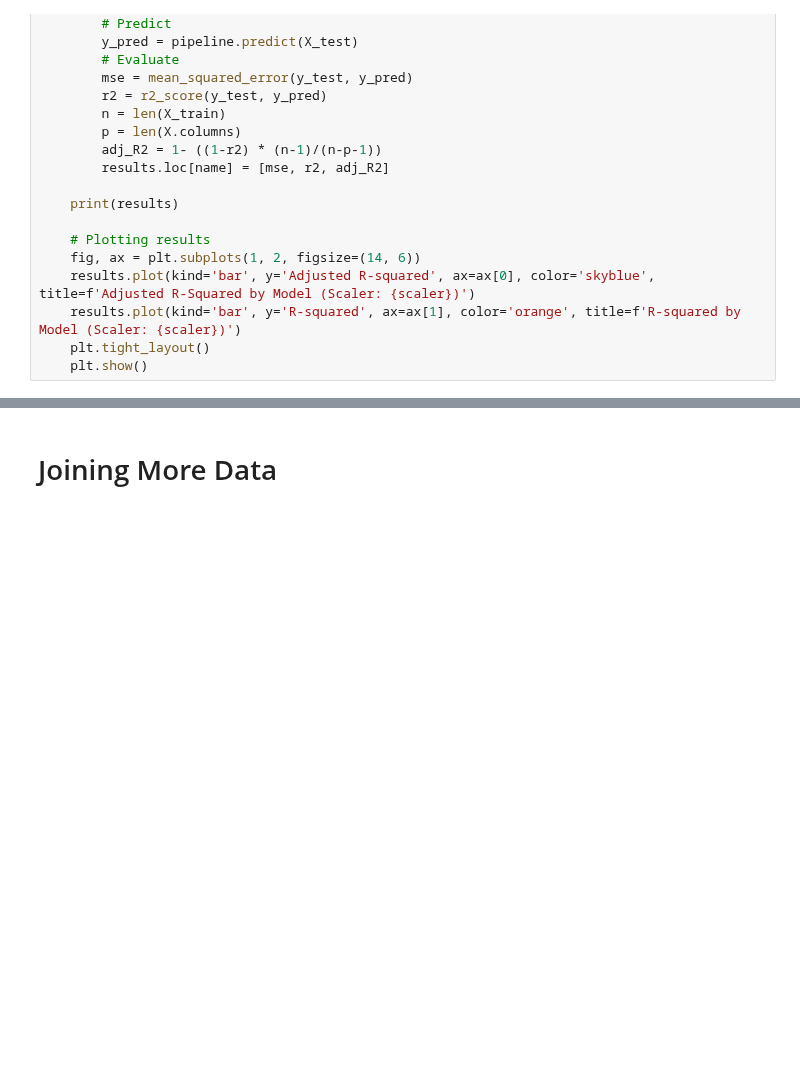
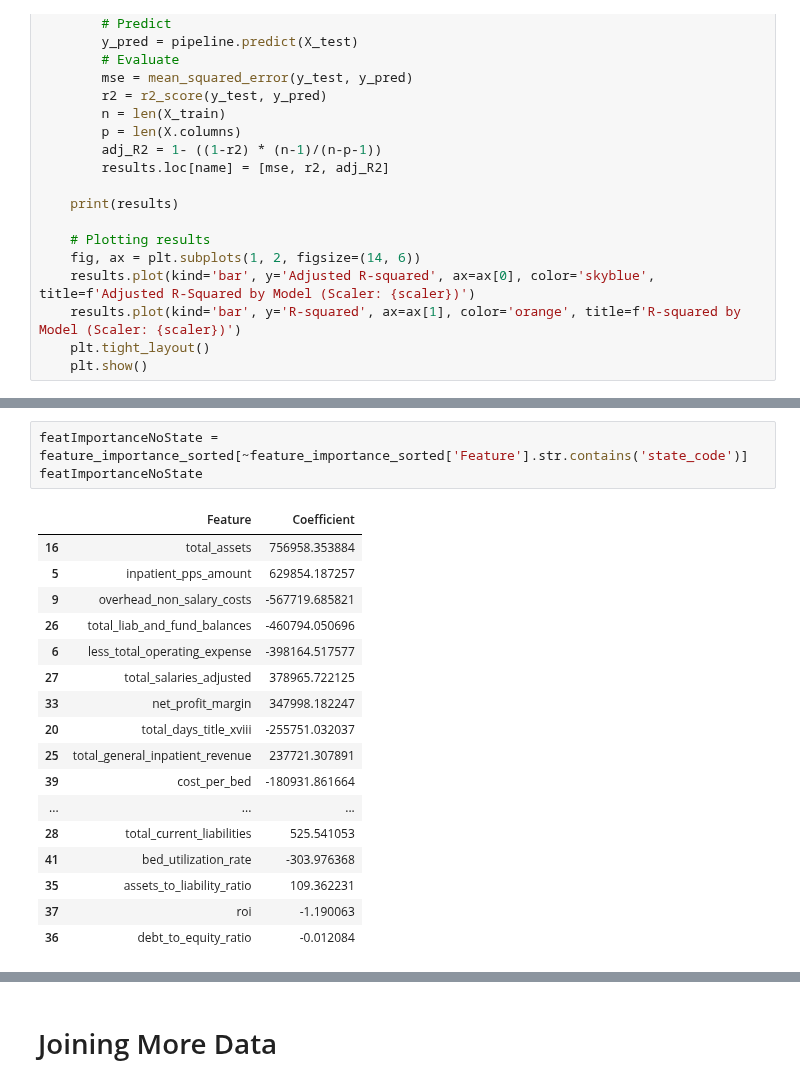
Before and after one commit to Musiik-fn/620-Project-Codebase, a Jupyter notebook: Codebase/620ProjectWhiteboard.ipynb, the cells around one changed output, grey strips where cells are left out. Drawn from its saved outputs; the diff is of its cells as text; blank space fills up the shorter version.

```diff
--- a/Codebase/620ProjectWhiteboard.ipynb
+++ b/Codebase/620ProjectWhiteboard.ipynb
@@ -820,3 +823,24 @@ ElasticNet         (ColumnTransformer(transformers=[('num', Robus...
+# %%
+featImportanceNoState = feature_importance_sorted[~feature_importance_sorted['Feature'].str.contains('state_code')]
+featImportanceNoState
+# %% [output]
+|  | Feature | Coefficient |
+| 16 | total_assets | 756958.353884 |
+| 5 | inpatient_pps_amount | 629854.187257 |
+| 9 | overhead_non_salary_costs | -567719.685821 |
+| 26 | total_liab_and_fund_balances | -460794.050696 |
+| 6 | less_total_operating_expense | -398164.517577 |
+| 27 | total_salaries_adjusted | 378965.722125 |
+| 33 | net_profit_margin | 347998.182247 |
+| 20 | total_days_title_xviii | -255751.032037 |
+| 25 | total_general_inpatient_revenue | 237721.307891 |
+| 39 | cost_per_bed | -180931.861664 |
+| ... | ... | ... |
+| 28 | total_current_liabilities | 525.541053 |
+| 41 | bed_utilization_rate | -303.976368 |
+| 35 | assets_to_liability_ratio | 109.362231 |
+| 37 | roi | -1.190063 |
+| 36 | debt_to_equity_ratio | -0.012084 |
 # %%
 state_code_features = feature_importance_sorted[feature_importance_sorted['Feature'].str.startswith('state_code_')].sort_values(by = 'Coefficient', ascending=False)
 
```
Also changed, not shown: parts of 9 cells of this notebook, 22 other files.
